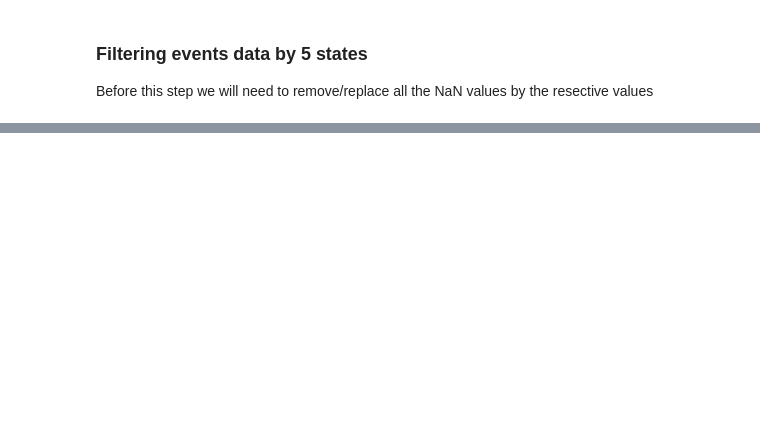
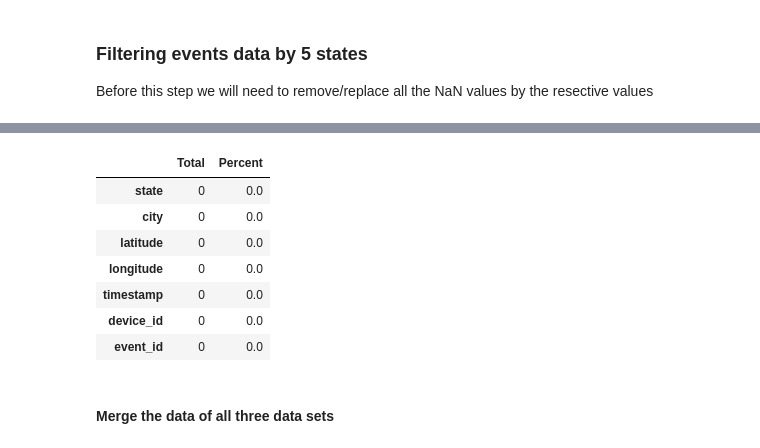
Before and after one commit to mohinder-singhtank/Capstone-1-ML, a Jupyter notebook: Capatone-1004.ipynb, the cells around one changed output, grey strips where cells are left out. Cells and saved outputs as stored; diff of their text form; code cells hidden in the pictures; blank space fills up the shorter version.

```diff
--- a/Capatone-1004.ipynb
+++ b/Capatone-1004.ipynb
@@ -402,3 +504,16 @@ events_data_filtered_df.head(10)
 | 7 | 1887410 | -7977473090891298873 | 2016-05-06 14:01:53 | 83.362778 | 17.787347 | Visakhapatnam | AndhraPradesh |
 | 8 | 2483170 | -626489962741092037 | 2016-05-06 16:30:36 | 77.943884 | 18.670855 | Bodhan | AndhraPradesh |
 | 9 | 2337029 | 1769320069082027851 | 2016-05-05 12:28:46 | 83.381146 | 17.744599 | Visakhapatnam | AndhraPradesh |
+# %%
+missing_data(events_data_filtered_df)
+# %% [output]
+|  | Total | Percent |
+| state | 0 | 0.0 |
+| city | 0 | 0.0 |
+| latitude | 0 | 0.0 |
+| longitude | 0 | 0.0 |
+| timestamp | 0 | 0.0 |
+| device_id | 0 | 0.0 |
+| event_id | 0 | 0.0 |
+# %% [markdown]
+#### Merge the data of all three data sets
```
Also changed, not shown: parts of 21 cells of this notebook.
